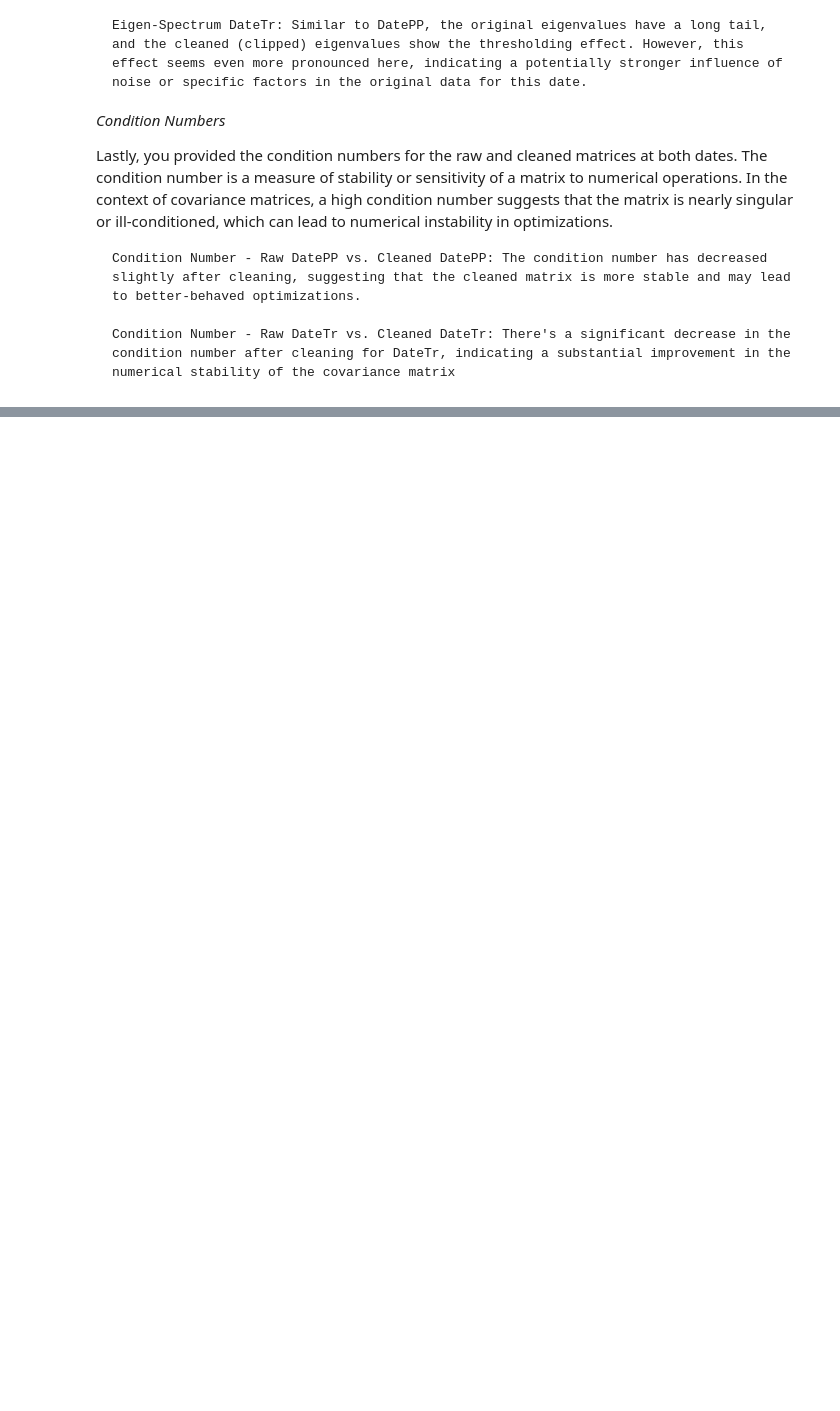
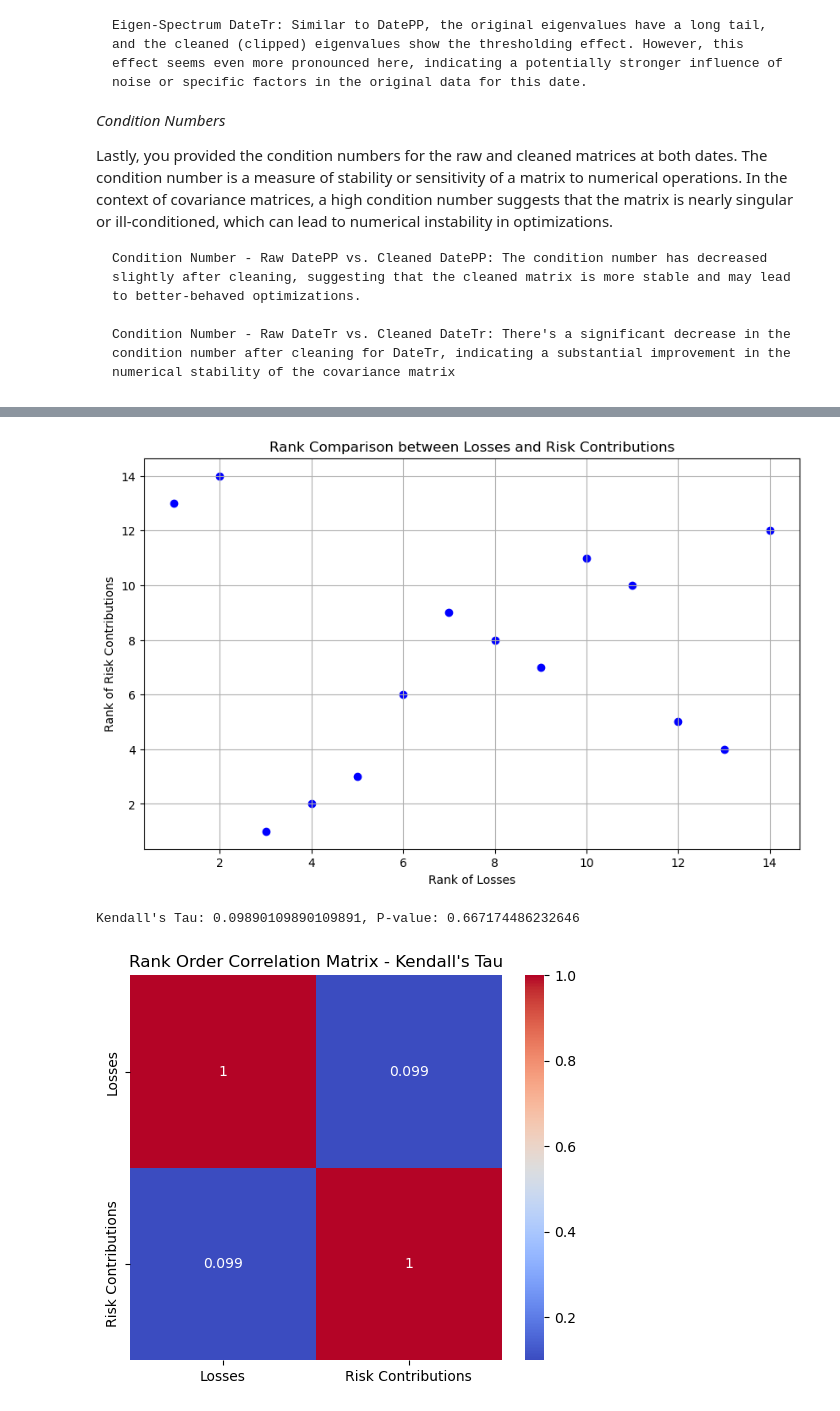
Before and after one commit to kamalnour/blockchain, a Jupyter notebook: Portfolio_part_1.ipynb, the cells around one changed output, grey strips where cells are left out. Cells and saved outputs as stored; diff of their text form; code cells hidden in the pictures; blank space fills up the shorter version.

```diff
--- a/Portfolio_part_1.ipynb
+++ b/Portfolio_part_1.ipynb
@@ -181,0 +275,28 @@ Lastly, you provided the condition numbers for the raw and cleaned matrices at b
+# %%
+returns = df.iloc[index_dateTr : index_dateTr+1]  # Replace with the actual returns data for the trough date
+risk_contributions = RC_cleaned_dateTr
+losses = -returns
+losses_rank = stats.rankdata(losses)
+rc_rank = stats.rankdata(risk_contributions)
+
+plt.figure(figsize=(10, 6))
+plt.scatter(losses_rank, rc_rank, color='blue')
+plt.title("Rank Comparison between Losses and Risk Contributions")
+plt.xlabel("Rank of Losses")
+plt.ylabel("Rank of Risk Contributions")
+plt.grid(True)
+plt.show()
+
+# Calculate Kendall's Tau for rank order correlation
+tau, p_value = stats.kendalltau(losses_rank, rc_rank)
+print(f"Kendall's Tau: {tau}, P-value: {p_value}")
+
+correlation_matrix = np.array([[1, tau], [tau, 1]])
+plt.figure(figsize=(6, 5))
+sns.heatmap(correlation_matrix, annot=True, cmap='coolwarm', xticklabels=['Losses', 'Risk Contributions'], yticklabels=['Losses', 'Risk Contributions'])
+plt.title("Rank Order Correlation Matrix - Kendall's Tau")
+plt.show()
+# %% [output]
+[figure, added]
+Kendall's Tau: 0.09890109890109891, P-value: 0.667174486232646
+[figure, added]
```
Also changed, not shown: parts of 7 cells of this notebook.
